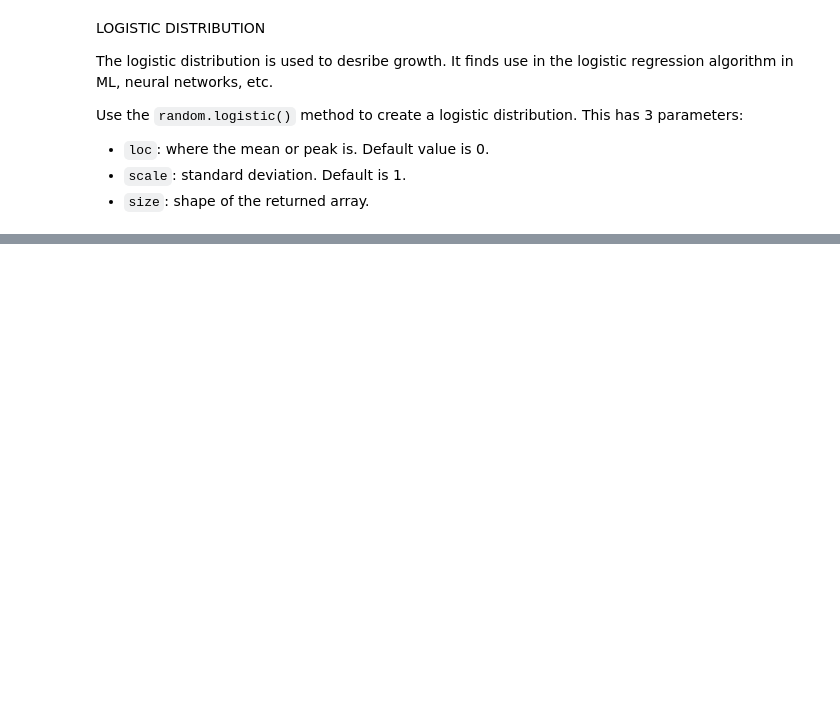
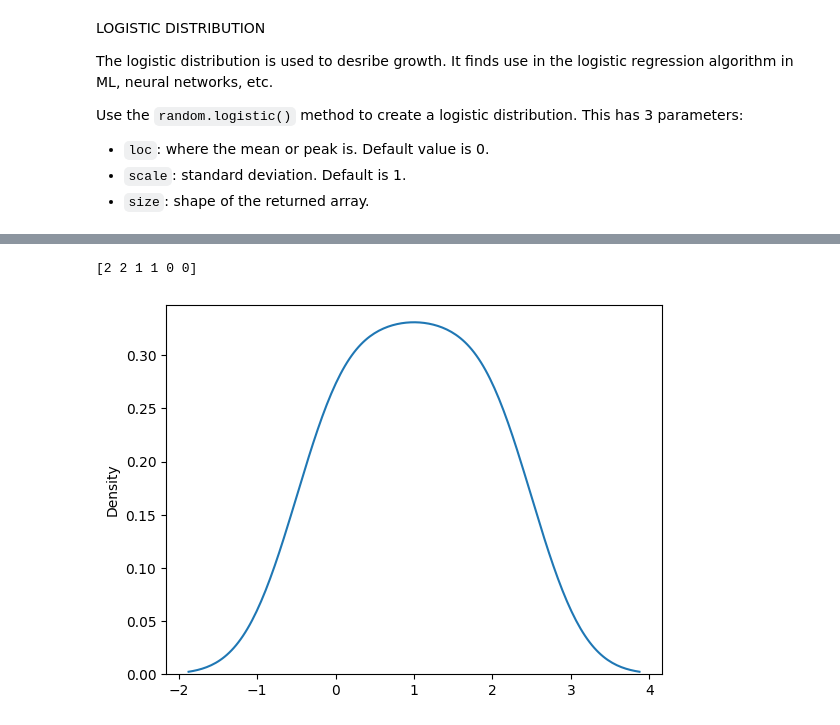
Before and after one commit to NagaNitya/AIML, a Jupyter notebook: NumPy RANDOM.ipynb, the cells around one changed output, grey strips where cells are left out. Cells and saved outputs as stored; diff of their text form; code cells hidden in the pictures; blank space fills up the shorter version.

Commit message:
added more distributions to the numpy random notebook

```diff
--- a/NumPy RANDOM.ipynb
+++ b/NumPy RANDOM.ipynb
@@ -204,0 +222,10 @@ print(log)
+# %%
+mult=random.multinomial(n=6, pvals=[1/6, 1/6, 1/6, 1/6, 1/6, 1/6]) # generate 10 samples of 6 trials, imitating a dice throw
+print(mult)
+# %% [output]
+[2 2 1 1 0 0]
+# %%
+sns.distplot(mult, hist=False)
+plt.show()
+# %% [output]
+[figure, added]
```
Also changed, not shown: parts of 34 cells of this notebook.
